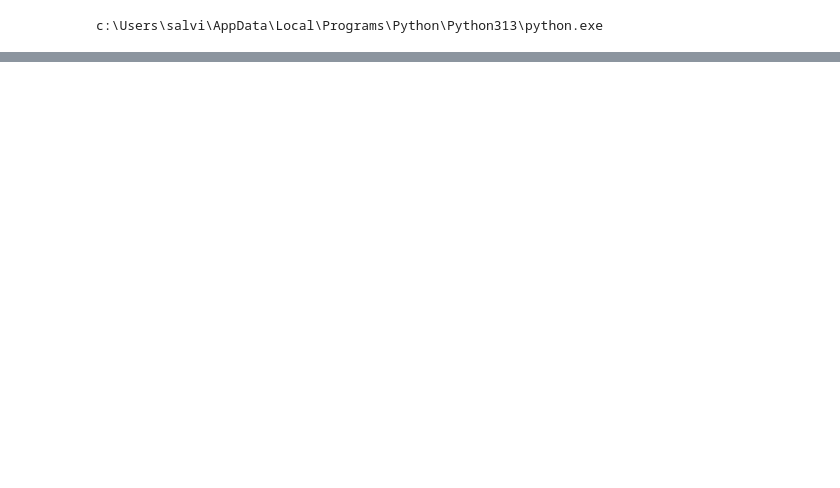
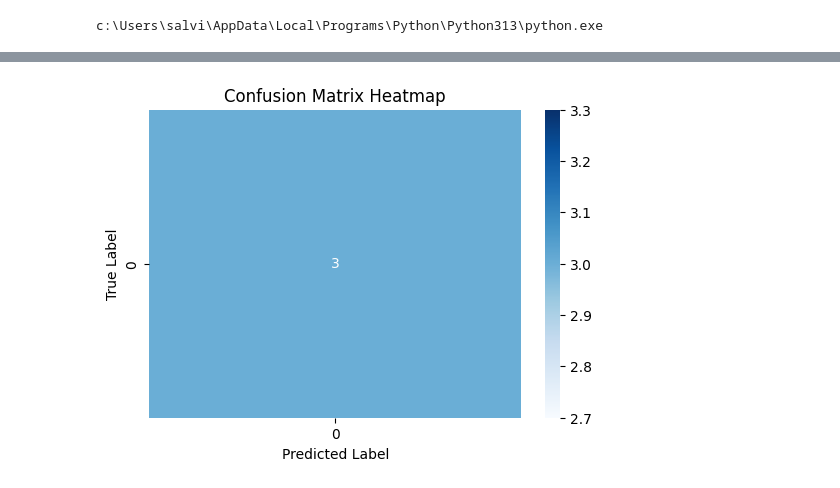
Before and after one commit to SalviaTh/AI-Medical-Chatbot, a Jupyter notebook: research/trials.ipynb, the cells around one changed output, grey strips where cells are left out. Drawn from its saved outputs; the diff is of its cells as text; code cells hidden in the pictures; blank space fills up the shorter version.

```diff
--- a/research/trials.ipynb
+++ b/research/trials.ipynb
@@ -250,0 +257,30 @@ c:\Users\salvi\AppData\Local\Programs\Python\Python313\python.exe
+# %%
+questions = [
+    "What is Acne?",
+    "I am having cough what can I do?",
+    "What is fever?",
+    "What is diabetes?",
+    "How do I know I have diabetes?",
+    "How to know if I have fever?"
+]
+correct_answers = [
+    "Acne is a common skin condition where hair follicles become clogged with oil and dead skin cells, causing pimples, blackheads, or whiteheads.",
+    "For a cough, drink warm fluids, rest, use steam inhalation, and try honey with warm water. Avoid cold drinks. If the cough lasts more than a week or causes breathing difficulty, consult a doctor.",
+    "Diabetes is a chronic condition where the body cannot regulate blood sugar properly due to insufficient insulin or insulin resistance."
+]
+# %%
+predicted_answers=[
+    "I am sorry, but the provided context does not contain information about what acne is. Therefore, I cannot answer your question.",
+    "You can try over-the-counter herbal and homeopathic cough formulas for relief. Increasing fluids and breathing in warm, humidified air can help loosen chest congestion, while hot tea with honey is a temporary home remedy for coughs caused by colds or flu. For lingering coughs or coughing up blood, you should consult a trained practitioner.",
+    "Symptoms of diabetes include frequent urination, lethargy, excessive thirst, and hunger. Other signs can be feeling tired and sick, weight loss, slow wound healing, urinary tract infections, gum disease, or blurred vision. These symptoms can develop suddenly or gradually.",
+
+]
+# %%
+y_true = [1, 1, 1]  # all answers expected correct
+y_pred = []
+
+for pred, correct in zip(predicted_answers, correct_answers):
+    if any(word.lower() in pred.lower() for word in correct.split()[:3]):
+        y_pred.append(1)
+    else:
+        y_pred.append(0)
@@ -250,0 +353,17 @@ c:\Users\salvi\AppData\Local\Programs\Python\Python313\python.exe
+# %%
+from sklearn.metrics import confusion_matrix
+import seaborn as sns
+import matplotlib.pyplot as plt
+
+# Create confusion matrix
+cm = confusion_matrix(y_true, y_pred)
+
+# Plot heatmap
+plt.figure(figsize=(6,4))
+sns.heatmap(cm, annot=True, fmt='d', cmap='Blues')
+plt.title("Confusion Matrix Heatmap")
+plt.xlabel("Predicted Label")
+plt.ylabel("True Label")
+plt.show()
+# %% [output]
+[figure, added]
```
Also changed, not shown: parts of 13 cells of this notebook, 1 other file.
